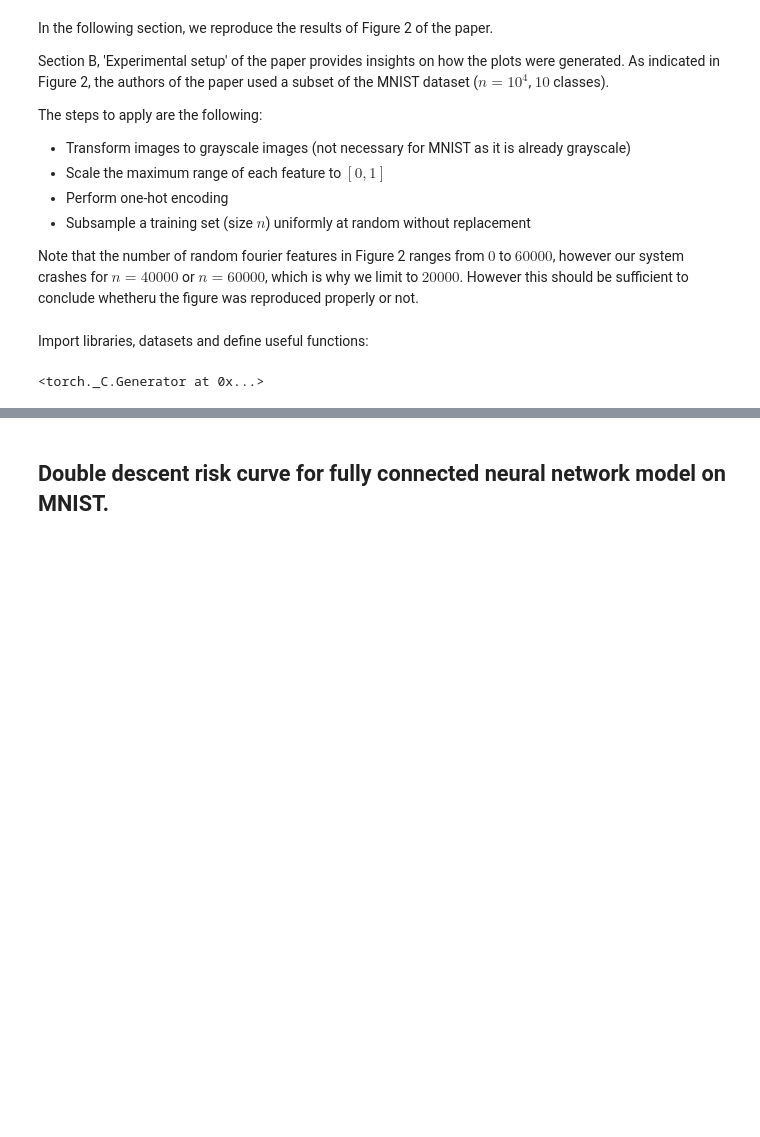
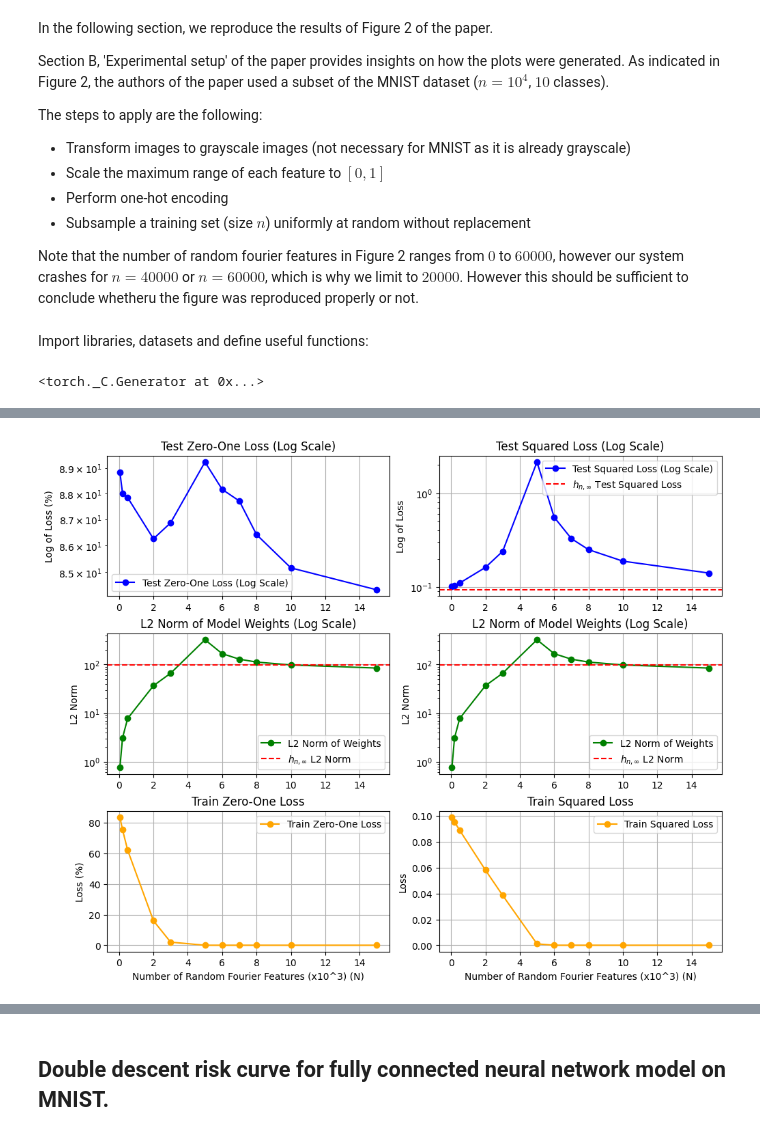
Before and after one commit to renukasinghvirk/project_inference, a Jupyter notebook: main.ipynb, the cells around one changed output, grey strips where cells are left out. Cells and saved outputs as stored; diff of their text form; code cells hidden in the pictures; blank space fills up the shorter version.

```diff
--- a/main.ipynb
+++ b/main.ipynb
@@ -129,14 +101,35 @@ def generate_rff(x, D, d, sigma):
     rff_features = torch.cat([torch.sin(projection), torch.cos(projection)], dim=-1)
     return rff_features
 
-# Train using RFF
-def train_rff(x_train, y_train, x_test, y_test, d, sigma):
+def train_rff(x_train, y_train, x_test, y_test, d, sigma, reg_lambda=1e-3, normalize=True):
+    """
+    Train using Random Fourier Features (RFF) and return performance metrics.
+
+    Args:
+        x_train (torch.Tensor): Training data features.
+        y_train (torch.Tensor): Training data labels (one-hot encoded).
+        x_test (torch.Tensor): Test data features.
+        y_test (torch.Tensor): Test data labels (one-hot encoded).
+        d (int): Number of RFF features.
+        sigma (float): Bandwidth parameter for RFF.
+        reg_lambda (float): Regularization parameter for ridge regression.
+        normalize (bool): Whether to normalize input features.
+
+    Returns:
+        tuple: (train_zero_one_loss, test_zero_one_loss, train_squared_loss, test_squared_loss, l2_norm)
+    """
+    # Normalize input data if needed
+    if normalize:
+        mean, std = x_train.mean(dim=0), x_train.std(dim=0)
+        x_train = (x_train - mean) / (std + 1e-8)  # Avoid divide-by-zero
+        x_test = (x_test - mean) / (std + 1e-8)
+
     # Generate RFF features
     rff_train = generate_rff(x_train, x_train.shape[1], d, sigma)
     rff_test = generate_rff(x_test, x_train.shape[1], d, sigma)
 
-    # Solve linear system to find weights
-    A = rff_train.T @ rff_train
+    # Solve regularized linear system (ridge regression)
+    A = rff_train.T @ rff_train + reg_lambda * torch.eye(rff_train.shape[1])
     b = rff_train.T @ y_train
     alpha = torch.linalg.solve(A, b)
 
@@ -284,0 +529,3 @@ display(sound)
+# %%
+device = torch.device("cuda" if torch.cuda.is_available() else "cpu")
+num_rff, train_zero_one_losses, test_zero_one_losses, train_squared_losses, test_squared_losses, l2_norms, h_n_inf_test_zero_one_loss, h_n_inf_test_squared_loss, h_n_inf_l2_norm = run_rff_experiment_torch_with_hninf(x_train, y_train, x_test, y_test, device)
@@ -284,0 +544,4 @@ display(sound)
+# %%
+plot_figure_2(num_rff, test_zero_one_losses, l2_norms, train_zero_one_losses, test_squared_losses, train_squared_losses, True, h_n_inf_test_zero_one_loss, h_n_inf_test_squared_loss, h_n_inf_l2_norm)
+# %% [output]
+[figure, added]
```
Also changed, not shown: parts of 24 cells of this notebook.
